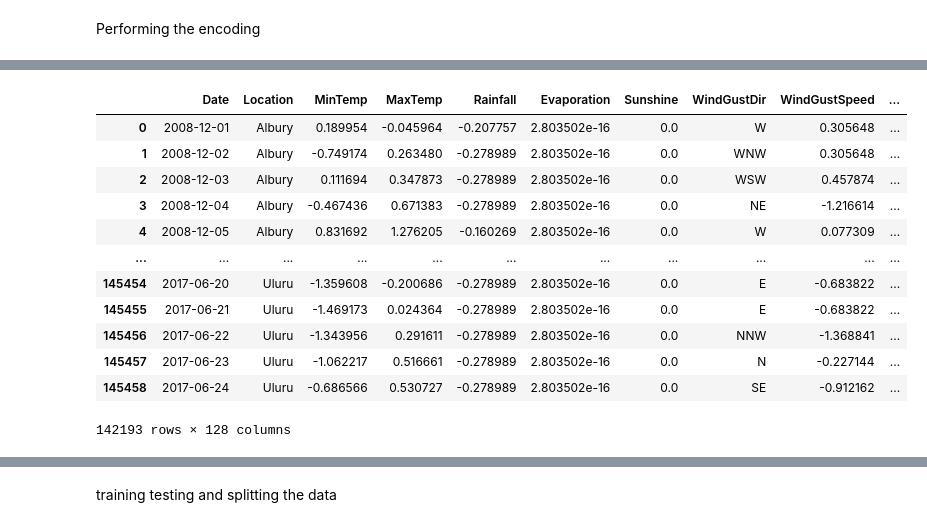
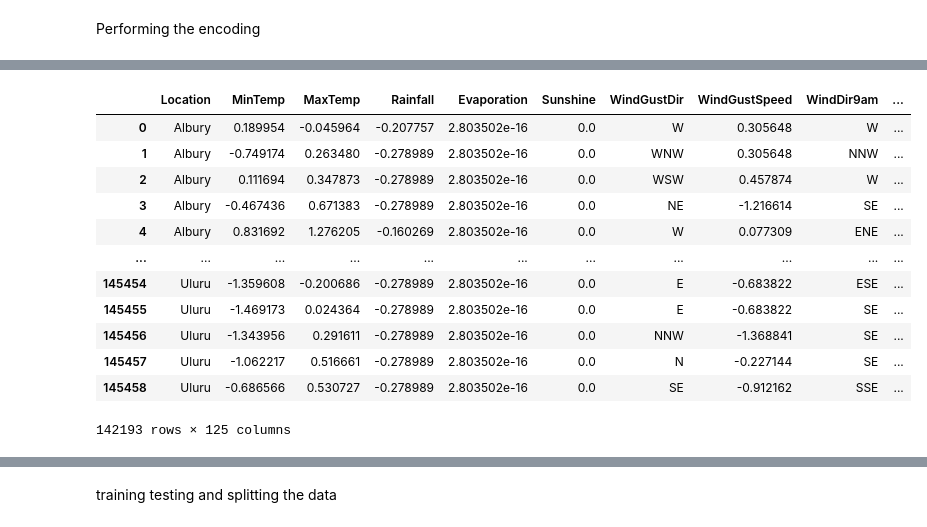
Before and after one commit to tahaftm/Machine-Learning-Projects, a Jupyter notebook: learning material/Desicion trees and forest.ipynb, the cells around one changed output, grey strips where cells are left out. Saved outputs shown, nothing was run; the diff lists cells and outputs as text; code cells hidden in the pictures.

```diff
--- a/learning material/Desicion trees and forest.ipynb
+++ b/learning material/Desicion trees and forest.ipynb
@@ -2,6 +2,6 @@
 # Decision Trees and random forests
 # %%
 import pandas as pd
-df = pd.read_csv("C:/Users/DELL/Desktop/Machine Learning/ML from youtube/data/whether.csv")
+df = pd.read_csv("C:/Users/DELL/Desktop/Machine Learning/ML from youtube/data/whether.csv").drop(["Date"], axis = 1)
 df
 # %% [output]
@@ -33,4 +33,5 @@ target_col = 'RainTomorrow'
 Identify numerical and categorical columns
 # %%
 numerical_cols = df.select_dtypes(include=['int64', 'float64']).columns.tolist()
-categorical_cols = df.select_dtypes(include=['object']).drop(columns=['Date']).columns.tolist()
+categorical_cols = df.drop(columns = ["RainTomorrow"], axis = 1).select_dtypes(include=['object']).columns.tolist()
+categorical_cols
@@ -83,5 +66,6 @@ Performing the encoding
 from sklearn.preprocessing import OneHotEncoder
 encoder = OneHotEncoder(sparse_output=False, handle_unknown='ignore')
 encoder.fit(df[categorical_cols])
-encoded_cols = encoder.get_feature_names_out(categorical_cols)
-df[encoded_cols] = encoder.transform(df[categorical_cols])
+encoded_cols = encoder.get_feature_names_out(categorical_cols).tolist()
+encoded_df = pd.DataFrame(encoder.transform(df[categorical_cols]), columns=encoded_cols, index = df.index)
+encoded_df
@@ -88,17 +86,18 @@ df[encoded_cols] = encoder.transform(df[categorical_cols])
 # %%
 pd.set_option('display.max_columns', None)
-df
+data = pd.concat([df, encoded_df], axis=1)
+data
 # %% [output]
-|  | Date | Location | MinTemp | MaxTemp | Rainfall | Evaporation | Sunshine | WindGustDir | WindGustSpeed | ... |
-| 0 | 2008-12-01 | Albury | 0.189954 | -0.045964 | -0.207757 | 2.803502e-16 | 0.0 | W | 0.305648 | ... |
-| 1 | 2008-12-02 | Albury | -0.749174 | 0.263480 | -0.278989 | 2.803502e-16 | 0.0 | WNW | 0.305648 | ... |
-| 2 | 2008-12-03 | Albury | 0.111694 | 0.347873 | -0.278989 | 2.803502e-16 | 0.0 | WSW | 0.457874 | ... |
-| 3 | 2008-12-04 | Albury | -0.467436 | 0.671383 | -0.278989 | 2.803502e-16 | 0.0 | NE | -1.216614 | ... |
-| 4 | 2008-12-05 | Albury | 0.831692 | 1.276205 | -0.160269 | 2.803502e-16 | 0.0 | W | 0.077309 | ... |
+|  | Location | MinTemp | MaxTemp | Rainfall | Evaporation | Sunshine | WindGustDir | WindGustSpeed | WindDir9am | ... |
+| 0 | Albury | 0.189954 | -0.045964 | -0.207757 | 2.803502e-16 | 0.0 | W | 0.305648 | W | ... |
+| 1 | Albury | -0.749174 | 0.263480 | -0.278989 | 2.803502e-16 | 0.0 | WNW | 0.305648 | NNW | ... |
+| 2 | Albury | 0.111694 | 0.347873 | -0.278989 | 2.803502e-16 | 0.0 | WSW | 0.457874 | W | ... |
+| 3 | Albury | -0.467436 | 0.671383 | -0.278989 | 2.803502e-16 | 0.0 | NE | -1.216614 | SE | ... |
+| 4 | Albury | 0.831692 | 1.276205 | -0.160269 | 2.803502e-16 | 0.0 | W | 0.077309 | ENE | ... |
 | ... | ... | ... | ... | ... | ... | ... | ... | ... | ... | ... |
-| 145454 | 2017-06-20 | Uluru | -1.359608 | -0.200686 | -0.278989 | 2.803502e-16 | 0.0 | E | -0.683822 | ... |
-| 145455 | 2017-06-21 | Uluru | -1.469173 | 0.024364 | -0.278989 | 2.803502e-16 | 0.0 | E | -0.683822 | ... |
-| 145456 | 2017-06-22 | Uluru | -1.343956 | 0.291611 | -0.278989 | 2.803502e-16 | 0.0 | NNW | -1.368841 | ... |
-| 145457 | 2017-06-23 | Uluru | -1.062217 | 0.516661 | -0.278989 | 2.803502e-16 | 0.0 | N | -0.227144 | ... |
-| 145458 | 2017-06-24 | Uluru | -0.686566 | 0.530727 | -0.278989 | 2.803502e-16 | 0.0 | SE | -0.912162 | ... |
+| 145454 | Uluru | -1.359608 | -0.200686 | -0.278989 | 2.803502e-16 | 0.0 | E | -0.683822 | ESE | ... |
+| 145455 | Uluru | -1.469173 | 0.024364 | -0.278989 | 2.803502e-16 | 0.0 | E | -0.683822 | SE | ... |
+| 145456 | Uluru | -1.343956 | 0.291611 | -0.278989 | 2.803502e-16 | 0.0 | NNW | -1.368841 | SE | ... |
+| 145457 | Uluru | -1.062217 | 0.516661 | -0.278989 | 2.803502e-16 | 0.0 | N | -0.227144 | SE | ... |
+| 145458 | Uluru | -0.686566 | 0.530727 | -0.278989 | 2.803502e-16 | 0.0 | SE | -0.912162 | SSE | ... |
-142193 rows × 128 columns
+142193 rows × 125 columns
```
Also changed, not shown: parts of 36 cells of this notebook.
